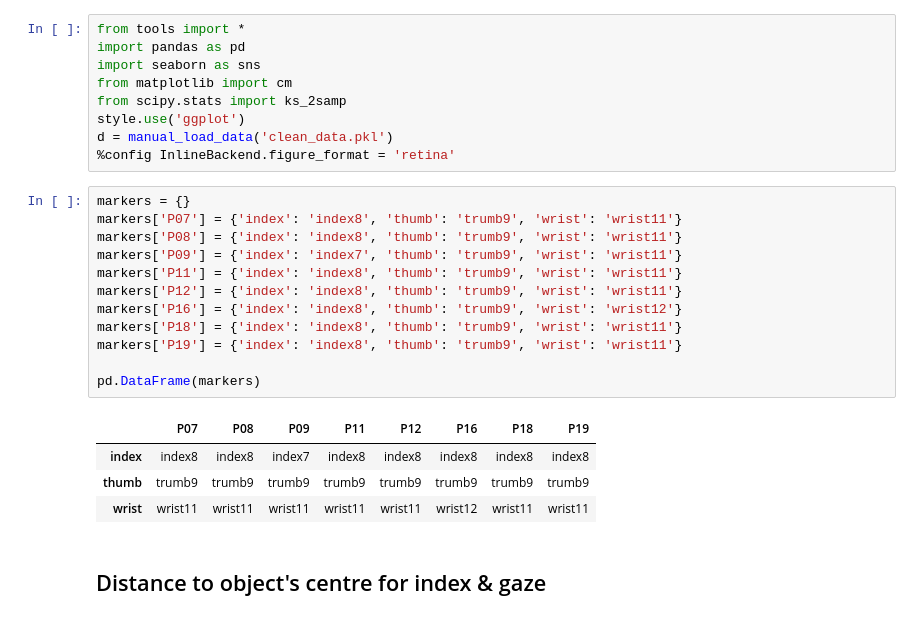
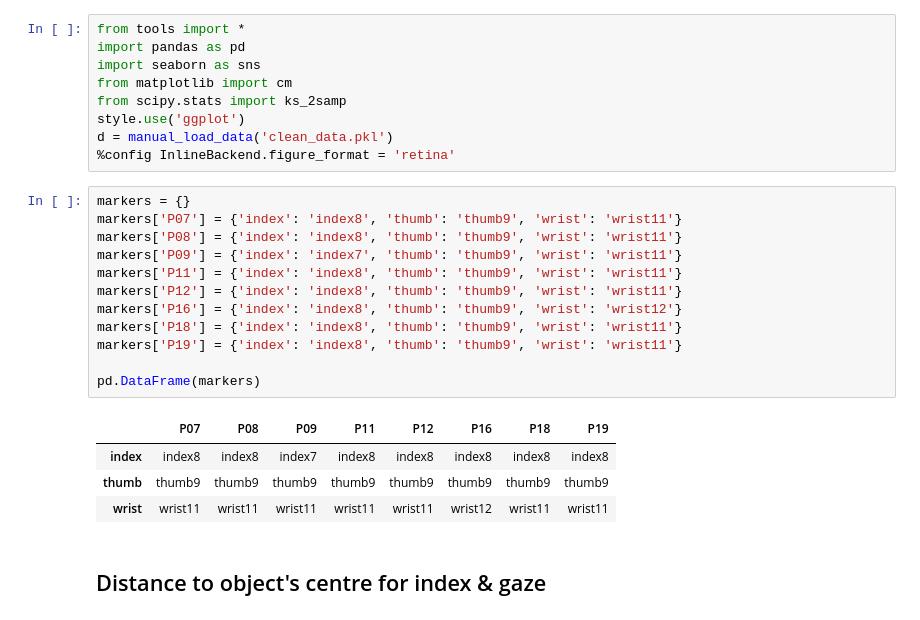
Before and after one commit to Roman-Belenya/perception_and_action, a Jupyter notebook: explore.ipynb, the cells around one changed output. Drawn from its saved outputs; the diff is of its cells as text.

```diff
--- a/explore.ipynb
+++ b/explore.ipynb
@@ -76,20 +76,20 @@ d = manual_load_data('clean_data.pkl')
 %config InlineBackend.figure_format = 'retina'
 # %%
 markers = {}
-markers['P07'] = {'index': 'index8', 'thumb': 'trumb9', 'wrist': 'wrist11'}
-markers['P08'] = {'index': 'index8', 'thumb': 'trumb9', 'wrist': 'wrist11'}
-markers['P09'] = {'index': 'index7', 'thumb': 'trumb9', 'wrist': 'wrist11'}
-markers['P11'] = {'index': 'index8', 'thumb': 'trumb9', 'wrist': 'wrist11'}
-markers['P12'] = {'index': 'index8', 'thumb': 'trumb9', 'wrist': 'wrist11'}
-markers['P16'] = {'index': 'index8', 'thumb': 'trumb9', 'wrist': 'wrist12'}
-markers['P18'] = {'index': 'index8', 'thumb': 'trumb9', 'wrist': 'wrist11'}
-markers['P19'] = {'index': 'index8', 'thumb': 'trumb9', 'wrist': 'wrist11'}
+markers['P07'] = {'index': 'index8', 'thumb': 'thumb9', 'wrist': 'wrist11'}
+markers['P08'] = {'index': 'index8', 'thumb': 'thumb9', 'wrist': 'wrist11'}
+markers['P09'] = {'index': 'index7', 'thumb': 'thumb9', 'wrist': 'wrist11'}
+markers['P11'] = {'index': 'index8', 'thumb': 'thumb9', 'wrist': 'wrist11'}
+markers['P12'] = {'index': 'index8', 'thumb': 'thumb9', 'wrist': 'wrist11'}
+markers['P16'] = {'index': 'index8', 'thumb': 'thumb9', 'wrist': 'wrist12'}
+markers['P18'] = {'index': 'index8', 'thumb': 'thumb9', 'wrist': 'wrist11'}
+markers['P19'] = {'index': 'index8', 'thumb': 'thumb9', 'wrist': 'wrist11'}
 
 pd.DataFrame(markers)
 # %% [output]
 |  | P07 | P08 | P09 | P11 | P12 | P16 | P18 | P19 |
 | index | index8 | index8 | index7 | index8 | index8 | index8 | index8 | index8 |
-| thumb | trumb9 | trumb9 | trumb9 | trumb9 | trumb9 | trumb9 | trumb9 | trumb9 |
+| thumb | thumb9 | thumb9 | thumb9 | thumb9 | thumb9 | thumb9 | thumb9 | thumb9 |
 | wrist | wrist11 | wrist11 | wrist11 | wrist11 | wrist11 | wrist12 | wrist11 | wrist11 |
 # %% [markdown]
 ## Distance to object's centre for index & gaze
```
Also changed, not shown: parts of 7 cells of this notebook.
